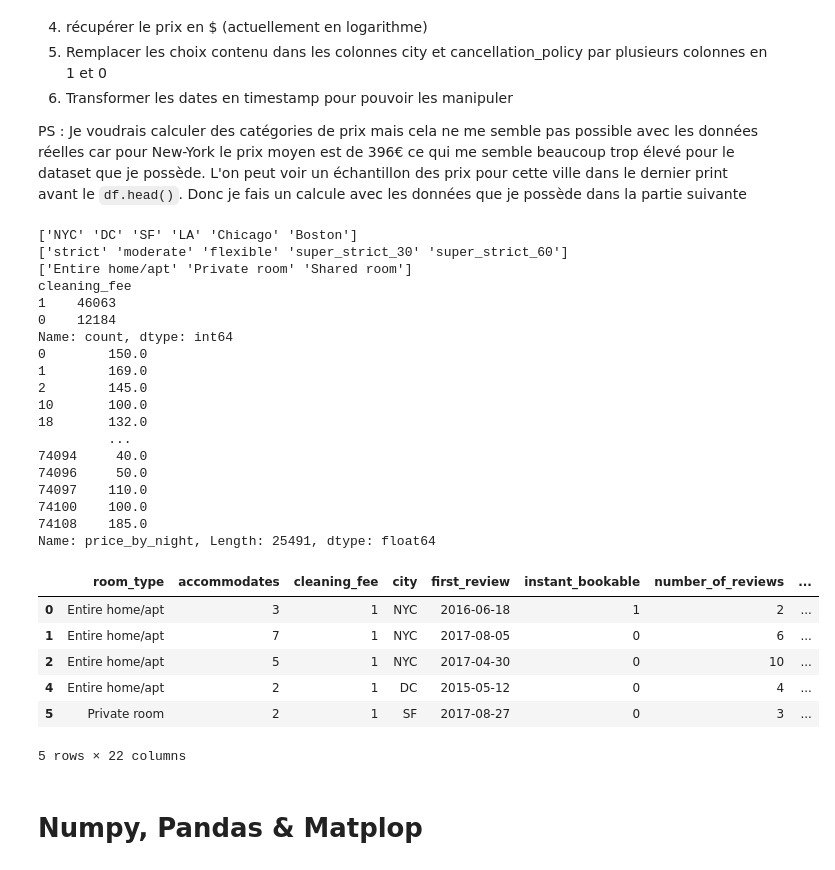
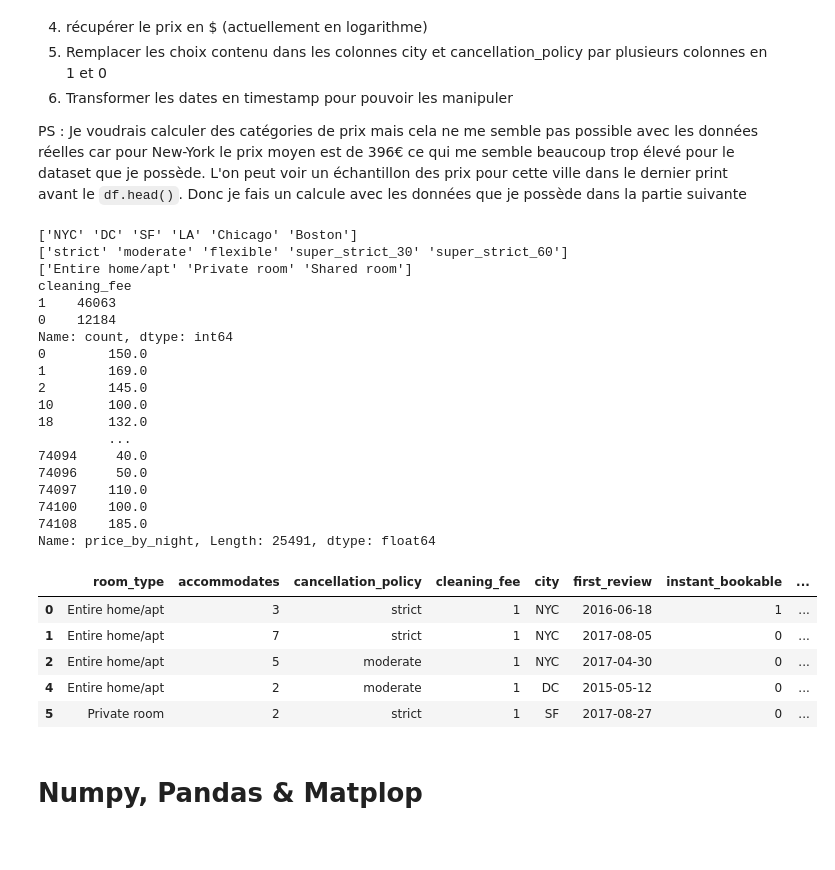
Before and after one commit to LoanCB/machine-learning-appartement, a Jupyter notebook: playground_airbnb.ipynb, the cells around one changed output. Drawn from its saved outputs; the diff is of its cells as text; code cells hidden in the pictures.

```diff
--- a/playground_airbnb.ipynb
+++ b/playground_airbnb.ipynb
@@ -29,6 +29,7 @@ df['instant_bookable'] = df['instant_bookable'].apply(lambda x: 1 if x == 'f' el
 df = df.dropna(axis=0, subset=['first_review'])
 df['price_by_night'] = np.exp(df['log_price'])
 df = df.drop(labels='log_price', axis=1)
+df['price_by_person'] = df['price_by_night'] / df['accommodates']
 
 unique_cities = df['city'].unique()
 print(unique_cities) # ['NYC' 'DC' 'SF' 'LA' 'Chicago' 'Boston']
@@ -37,47 +38,46 @@ df = pd.concat([df, df_cities], axis=1)
 
 unique_policies = df['cancellation_policy'].unique()
 print(unique_policies) # ['strict' 'moderate' 'flexible' 'super_strict_30' 'super_strict_60']
-df = pd.get_dummies(df, columns=['cancellation_policy'], dtype=int)
+# df = pd.get_dummies(df, columns=['cancellation_policy'], dtype=int)
 
 unique_room_type = df['room_type'].unique()
 print(unique_room_type) # ['Entire home/apt' 'Private room' 'Shared room']
 
 print(df['cleaning_fee'].value_counts())
 
 df['first_review'] = pd.to_datetime(df['first_review'])
 df['first_review_timestamp'] = df['first_review'].apply(lambda x: x.timestamp())
 
 df_ny = df[(df['city_NYC'] == 1)]
 print(df_ny['price_by_night'])
 
 df.head()
 # %% [output]
 ['NYC' 'DC' 'SF' 'LA' 'Chicago' 'Boston']
 ['strict' 'moderate' 'flexible' 'super_strict_30' 'super_strict_60']
 ['Entire home/apt' 'Private room' 'Shared room']
 cleaning_fee
 1    46063
 0    12184
 Name: count, dtype: int64
 0        150.0
 1        169.0
 2        145.0
 10       100.0
 18       132.0
          ...
 74094     40.0
 74096     50.0
 74097    110.0
 74100    100.0
 74108    185.0
 Name: price_by_night, Length: 25491, dtype: float64
-|  | room_type | accommodates | cleaning_fee | city | first_review | instant_bookable | number_of_reviews | ... |
-| 0 | Entire home/apt | 3 | 1 | NYC | 2016-06-18 | 1 | 2 | ... |
-| 1 | Entire home/apt | 7 | 1 | NYC | 2017-08-05 | 0 | 6 | ... |
-| 2 | Entire home/apt | 5 | 1 | NYC | 2017-04-30 | 0 | 10 | ... |
-| 4 | Entire home/apt | 2 | 1 | DC | 2015-05-12 | 0 | 4 | ... |
-| 5 | Private room | 2 | 1 | SF | 2017-08-27 | 0 | 3 | ... |
+|  | room_type | accommodates | cancellation_policy | cleaning_fee | city | first_review | instant_bookable | ... |
+| 0 | Entire home/apt | 3 | strict | 1 | NYC | 2016-06-18 | 1 | ... |
+| 1 | Entire home/apt | 7 | strict | 1 | NYC | 2017-08-05 | 0 | ... |
+| 2 | Entire home/apt | 5 | moderate | 1 | NYC | 2017-04-30 | 0 | ... |
+| 4 | Entire home/apt | 2 | moderate | 1 | DC | 2015-05-12 | 0 | ... |
+| 5 | Private room | 2 | strict | 1 | SF | 2017-08-27 | 0 | ... |
-5 rows × 22 columns
 # %% [markdown]
 # Numpy, Pandas & Matplop
 # %% [markdown]
```
Also changed, not shown: parts of 8 cells of this notebook.
